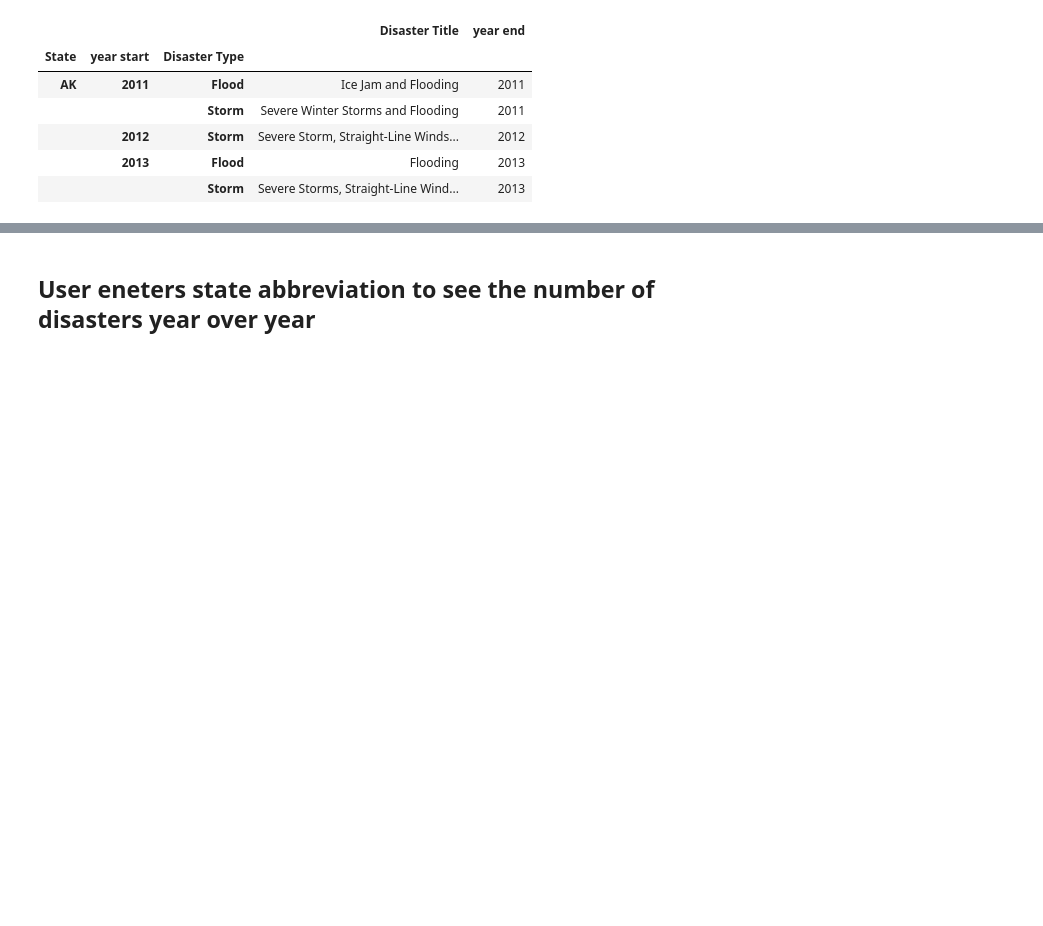
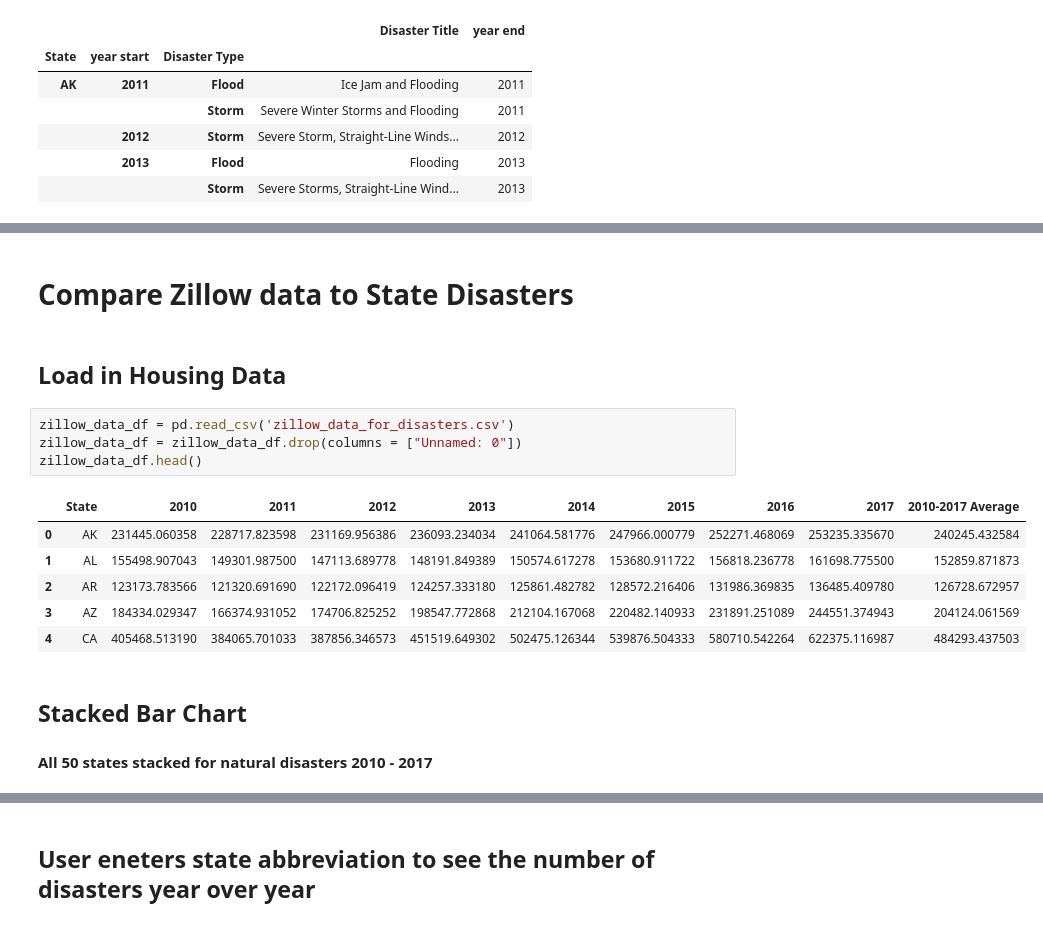
Before and after one commit to lrana-227/Housing_Project, a Jupyter notebook: summya editing folder/Disaster_visualizations.ipynb, the cells around one changed output, grey strips where cells are left out. Drawn from its saved outputs; the diff is of its cells as text; blank space fills up the shorter version.

```diff
--- a/summya editing folder/Disaster_visualizations.ipynb
+++ b/summya editing folder/Disaster_visualizations.ipynb
@@ -196,0 +188,18 @@ disaster_years_grp.head()
+# %% [markdown]
+# Compare Zillow data to State Disasters
+# %% [markdown]
+## Load in Housing Data
+# %%
+zillow_data_df = pd.read_csv('zillow_data_for_disasters.csv')
+zillow_data_df = zillow_data_df.drop(columns = ["Unnamed: 0"])
+zillow_data_df.head()
+# %% [output]
+|  | State | 2010 | 2011 | 2012 | 2013 | 2014 | 2015 | 2016 | 2017 | 2010-2017 Average |
+| 0 | AK | 231445.060358 | 228717.823598 | 231169.956386 | 236093.234034 | 241064.581776 | 247966.000779 | 252271.468069 | 253235.335670 | 240245.432584 |
+| 1 | AL | 155498.907043 | 149301.987500 | 147113.689778 | 148191.849389 | 150574.617278 | 153680.911722 | 156818.236778 | 161698.775500 | 152859.871873 |
+| 2 | AR | 123173.783566 | 121320.691690 | 122172.096419 | 124257.333180 | 125861.482782 | 128572.216406 | 131986.369835 | 136485.409780 | 126728.672957 |
+| 3 | AZ | 184334.029347 | 166374.931052 | 174706.825252 | 198547.772868 | 212104.167068 | 220482.140933 | 231891.251089 | 244551.374943 | 204124.061569 |
+| 4 | CA | 405468.513190 | 384065.701033 | 387856.346573 | 451519.649302 | 502475.126344 | 539876.504333 | 580710.542264 | 622375.116987 | 484293.437503 |
+# %% [markdown]
+## Stacked Bar Chart
+#### All 50 states  stacked for natural disasters 2010 - 2017
```
Also changed, not shown: parts of 19 cells of this notebook, 25 other files.
